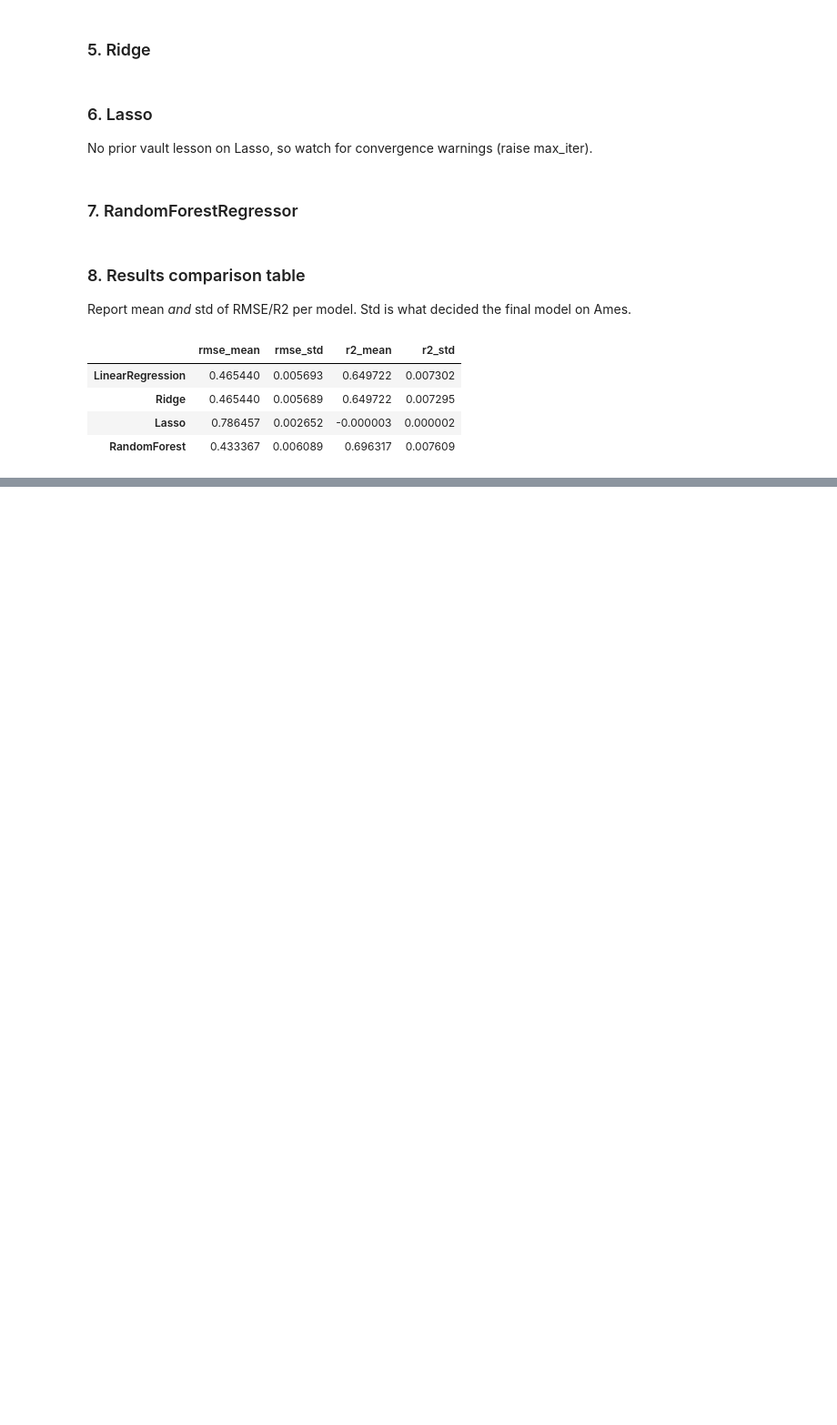
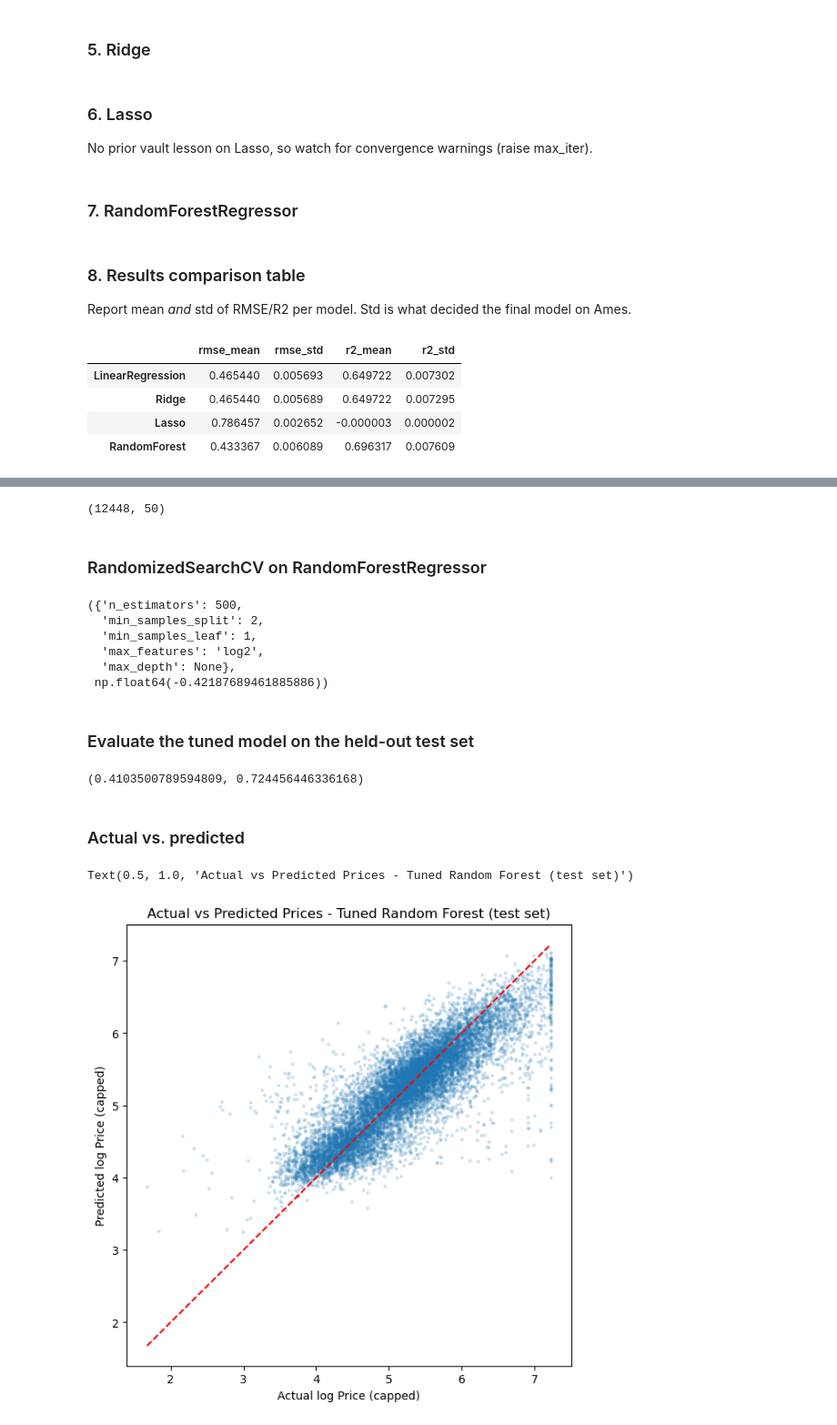
Before and after one commit to ashandx/london-airbnb-regression, a Jupyter notebook: notebooks/modelling.ipynb, the cells around one changed output, grey strips where cells are left out. Shown at 91% size. Saved outputs shown, nothing was run; the diff lists cells and outputs as text; code cells hidden in the pictures; blank space fills up the shorter version.

```diff
--- a/notebooks/modelling.ipynb
+++ b/notebooks/modelling.ipynb
@@ -275,0 +285,65 @@ summary
+# %%
+X_test_transformed = preprocessor.transform(X_test)
+X_test_transformed.shape
+# %% [output]
+(12448, 50)
+# %% [markdown]
+### RandomizedSearchCV on RandomForestRegressor
+# %%
+from sklearn.model_selection import RandomizedSearchCV
+
+param_distributions = {
+    "n_estimators": [100, 200, 300, 500],
+    "max_depth": [None, 10, 20, 30],
+    "min_samples_split": [2, 5, 10],
+    "min_samples_leaf": [1, 2, 4],
+    "max_features": ["sqrt", "log2", None],
+}
+
+random_search = RandomizedSearchCV(
+    RandomForestRegressor(random_state=RANDOM_STATE),
+    param_distributions=param_distributions,
+    n_iter=20,
+    cv=cv_splits,
+    scoring="neg_root_mean_squared_error",
+    random_state=RANDOM_STATE,
+    n_jobs=-1,
+)
+
+random_search.fit(X_train_transformed, y_train)
+random_search.best_params_, random_search.best_score_
+# %% [output]
+({'n_estimators': 500,
+  'min_samples_split': 2,
+  'min_samples_leaf': 1,
+  'max_features': 'log2',
+  'max_depth': None},
+ np.float64(-0.42187689461885886))
+# %% [markdown]
+### Evaluate the tuned model on the held-out test set
+# %%
+from sklearn.metrics import mean_squared_error, r2_score
+
+best_rf = random_search.best_estimator_
+y_pred = best_rf.predict(X_test_transformed)
+
+test_rmse = mean_squared_error(y_test, y_pred) ** 0.5
+test_r2 = r2_score(y_test, y_pred)
+
+test_rmse, test_r2
+# %% [output]
+(0.4103500789594809, 0.724456446336168)
+# %% [markdown]
+### Actual vs. predicted
+# %%
+import matplotlib.pyplot as plt
+
+plt.figure(figsize=(7, 7))
+plt.scatter(y_test, y_pred, s=5, alpha=0.15)
+plt.plot([y_test.min(), y_test.max()], [y_test.min(), y_test.max()], color="red", linestyle="--")
+plt.xlabel("Actual log Price (capped)")
+plt.ylabel("Predicted log Price (capped)")
+plt.title("Actual vs Predicted Prices - Tuned Random Forest (test set)")
+# %% [output]
+Text(0.5, 1.0, 'Actual vs Predicted Prices - Tuned Random Forest (test set)')
+[figure, added]
```
Also changed, not shown: parts of 7 cells of this notebook, 1 other file.
